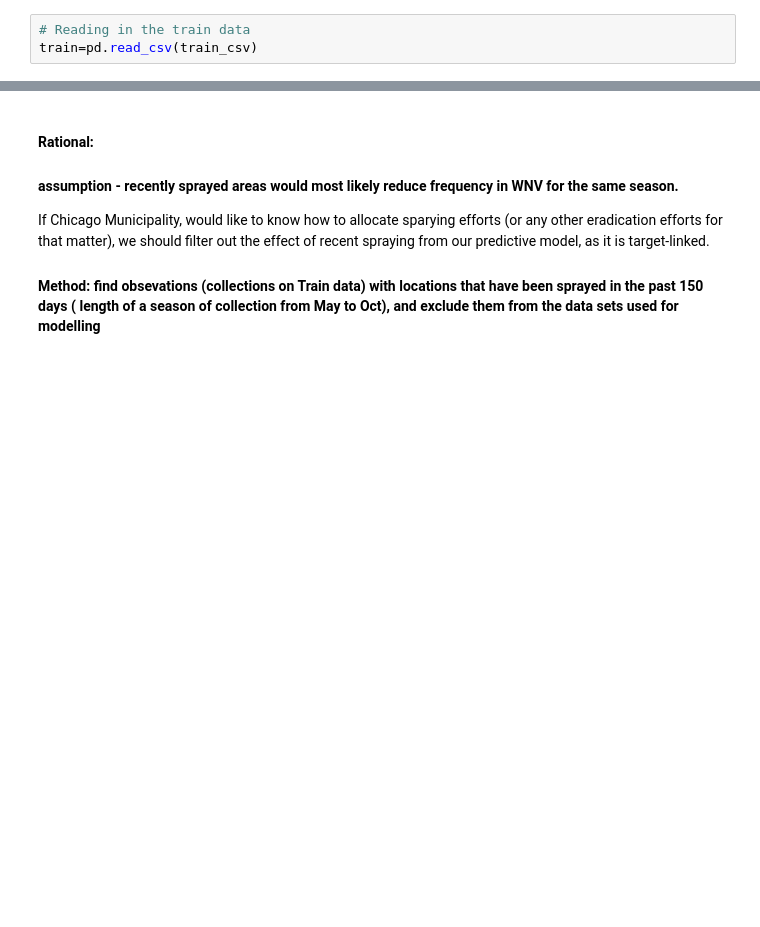
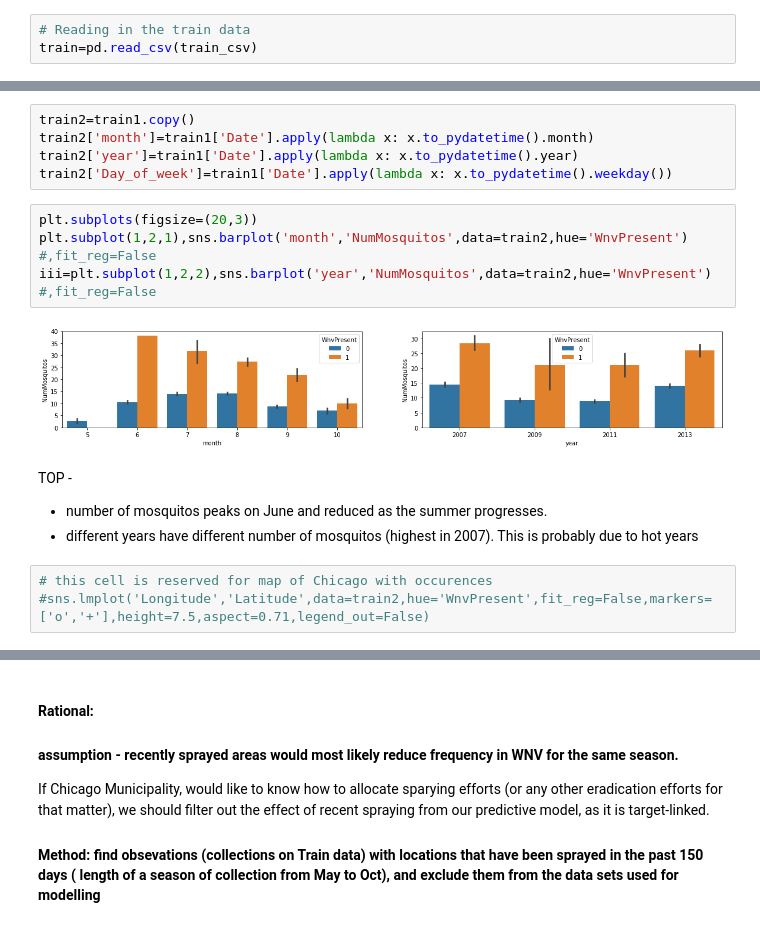
Before and after one commit to Erolino/WestNileVirus_Detection, a Jupyter notebook: WestNileVirus_Detection.ipynb, the cells around one changed output, grey strips where cells are left out. Cells and saved outputs as stored; diff of their text form; blank space fills up the shorter version.

```diff
--- a/WestNileVirus_Detection.ipynb
+++ b/WestNileVirus_Detection.ipynb
@@ -314,0 +50,18 @@ Sprayed in ten different days.
+# %%
+train2=train1.copy()
+train2['month']=train1['Date'].apply(lambda x: x.to_pydatetime().month)
+train2['year']=train1['Date'].apply(lambda x: x.to_pydatetime().year)
+train2['Day_of_week']=train1['Date'].apply(lambda x: x.to_pydatetime().weekday())
+# %%
+plt.subplots(figsize=(20,3))
+plt.subplot(1,2,1),sns.barplot('month','NumMosquitos',data=train2,hue='WnvPresent')  #,fit_reg=False
+iii=plt.subplot(1,2,2),sns.barplot('year','NumMosquitos',data=train2,hue='WnvPresent')  #,fit_reg=False
+# %% [output]
+[figure, added]
+# %% [markdown]
+TOP -
+* number of mosquitos peaks on June and reduced as the summer progresses.
+* different years have different number of mosquitos (highest in 2007). This is probably due to hot years
+# %%
+# this cell is reserved for map of Chicago with occurences
+#sns.lmplot('Longitude','Latitude',data=train2,hue='WnvPresent',fit_reg=False,markers=['o','+'],height=7.5,aspect=0.71,legend_out=False)
```
Also changed, not shown: parts of 310 cells of this notebook, 1 other file.
